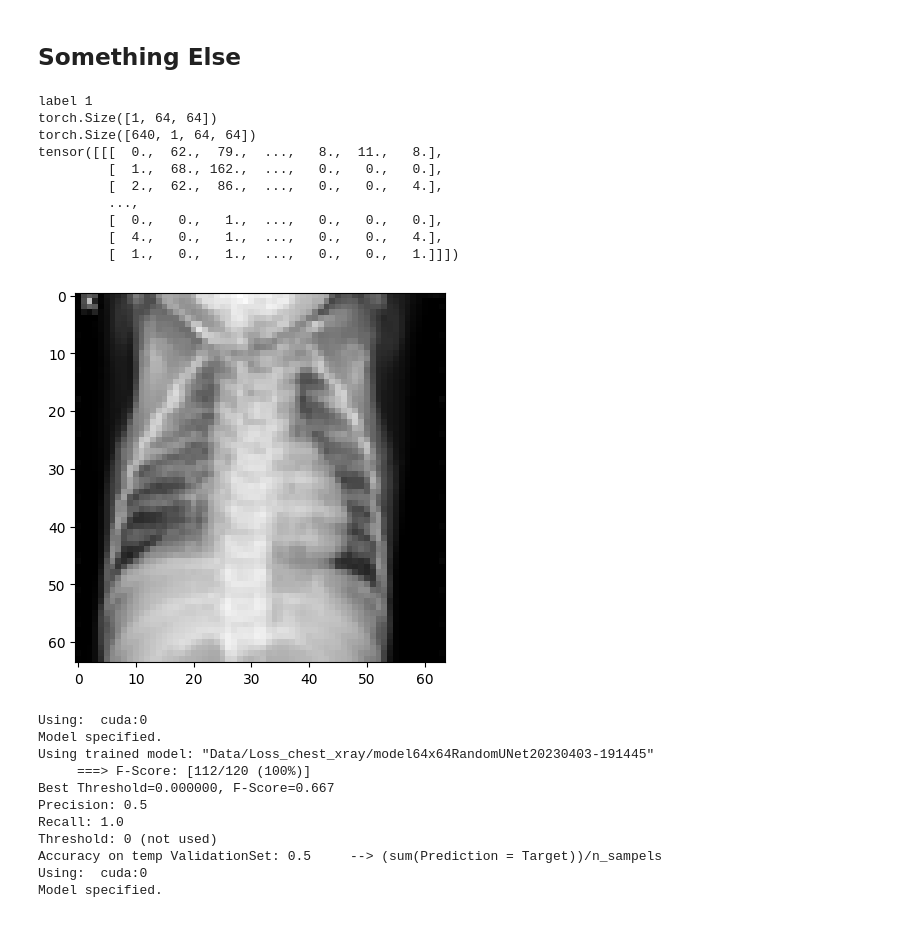
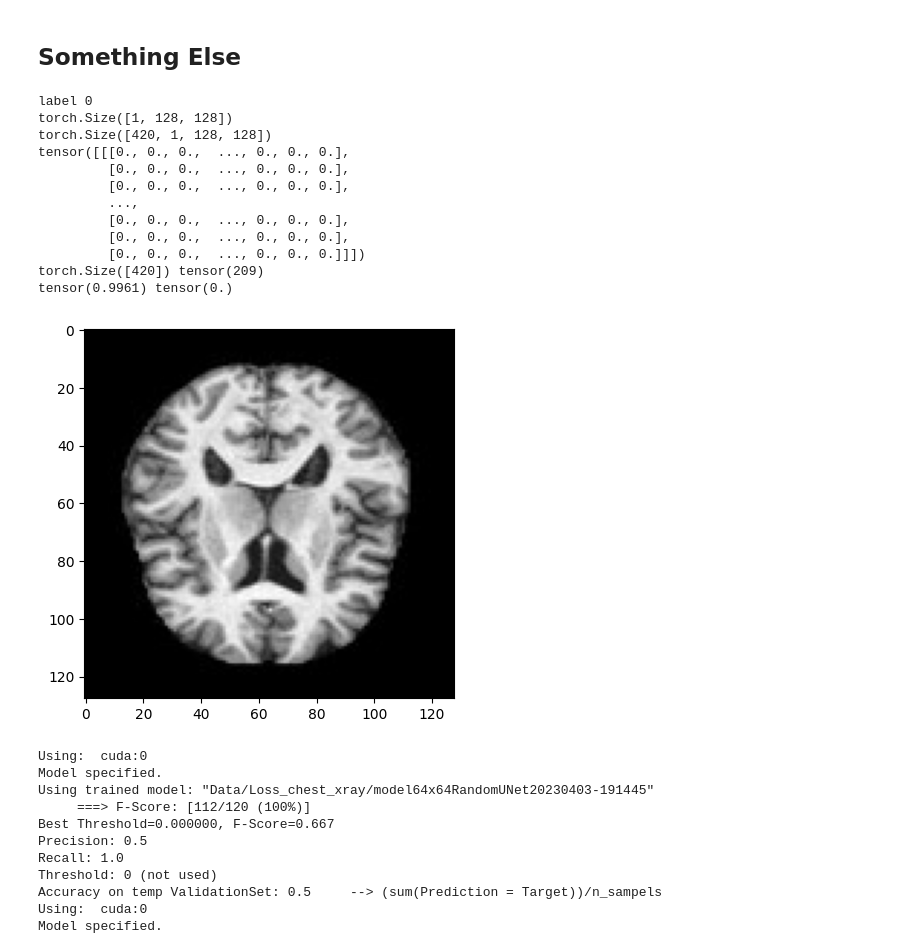
Before and after one commit to Thire399/DC-MasterThesis-2023, a Jupyter notebook: AccuracycheckerTool.ipynb, the cells around one changed output. Drawn from its saved outputs; the diff is of its cells as text; code cells hidden in the pictures.

```diff
--- a/AccuracycheckerTool.ipynb
+++ b/AccuracycheckerTool.ipynb
@@ -176,32 +176,37 @@ After 40 epochs
 # %%
 import torch
 import matplotlib.pyplot as plt
 import numpy as np
 import os
 index = 0
+dataset = 'Alzheimer_MRI'
+#dataset = 'chest_xray'
 directory = '/home/thire399/Documents/School/DC-MasterThesis-2023/Data'
 os.chdir(directory)
-data = torch.load('Proccesed/chest_xray/RandomtrainX.pt')
-y = torch.load('Proccesed/chest_xray/RandomtrainY.pt')
+data = torch.load(f'Proccesed/{dataset}/RandomtrainX.pt')
+y = torch.load(f'Proccesed/{dataset}/RandomtrainY.pt')
 print(f'label {y[index]}')
 print(data[index].shape)
 print(data.shape)
 print(data[index])
 plt.imshow(data[0][0], cmap = 'gray')
-
+print(y.shape, sum(y))
+print(torch.max(data[0]), torch.min(data[0]))
 plt.show()
 # %% [output]
-label 1
-torch.Size([1, 64, 64])
-torch.Size([640, 1, 64, 64])
-tensor([[[  0.,  62.,  79.,  ...,   8.,  11.,   8.],
-         [  1.,  68., 162.,  ...,   0.,   0.,   0.],
-         [  2.,  62.,  86.,  ...,   0.,   0.,   4.],
+label 0
+torch.Size([1, 128, 128])
+torch.Size([420, 1, 128, 128])
+tensor([[[0., 0., 0.,  ..., 0., 0., 0.],
+         [0., 0., 0.,  ..., 0., 0., 0.],
+         [0., 0., 0.,  ..., 0., 0., 0.],
          ...,
-         [  0.,   0.,   1.,  ...,   0.,   0.,   0.],
-         [  4.,   0.,   1.,  ...,   0.,   0.,   4.],
-         [  1.,   0.,   1.,  ...,   0.,   0.,   1.]]])
+         [0., 0., 0.,  ..., 0., 0., 0.],
+         [0., 0., 0.,  ..., 0., 0., 0.],
+         [0., 0., 0.,  ..., 0., 0., 0.]]])
+torch.Size([420]) tensor(209)
+tensor(0.9961) tensor(0.)
-[figure, old version]
+[figure, new version]
 # %%
 import Loop
 import torch.nn as nn
```
Also changed, not shown: 4 other files.
